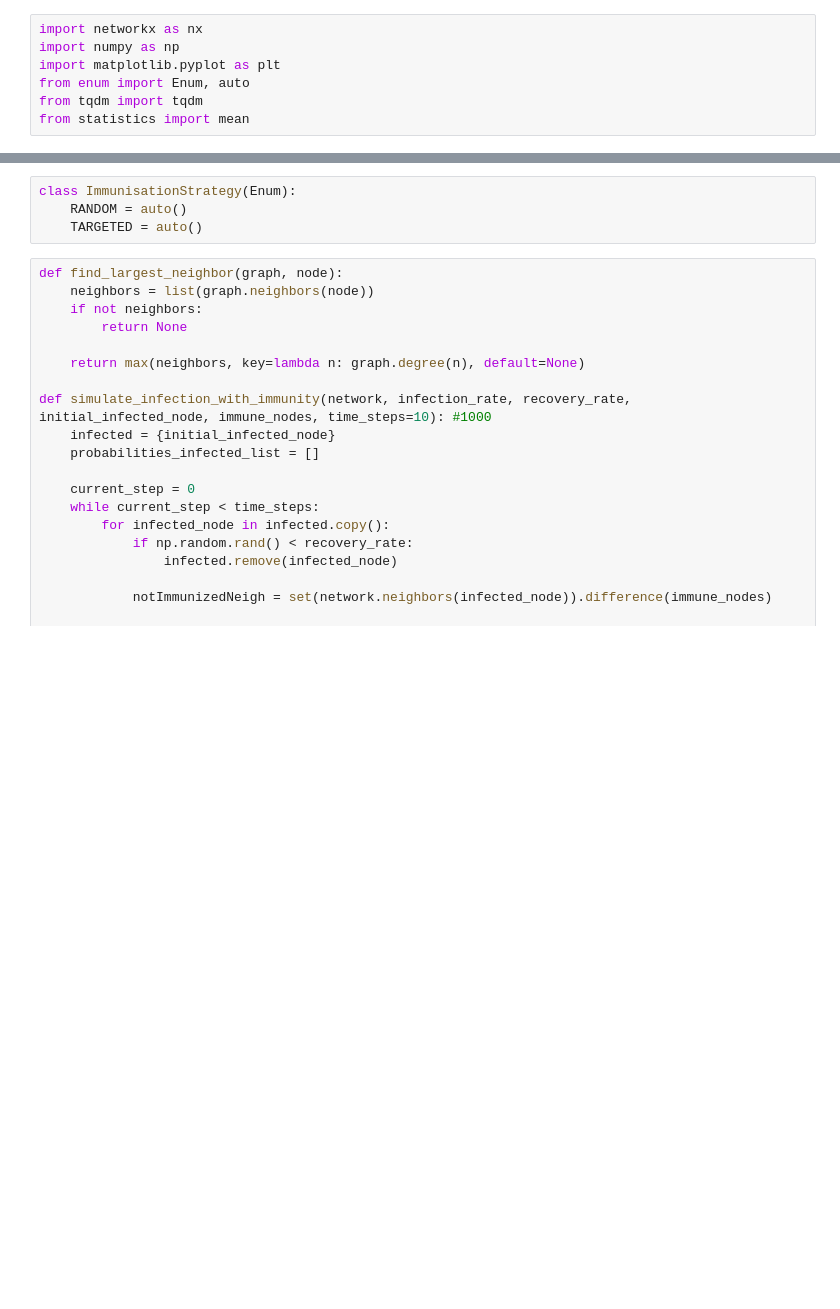
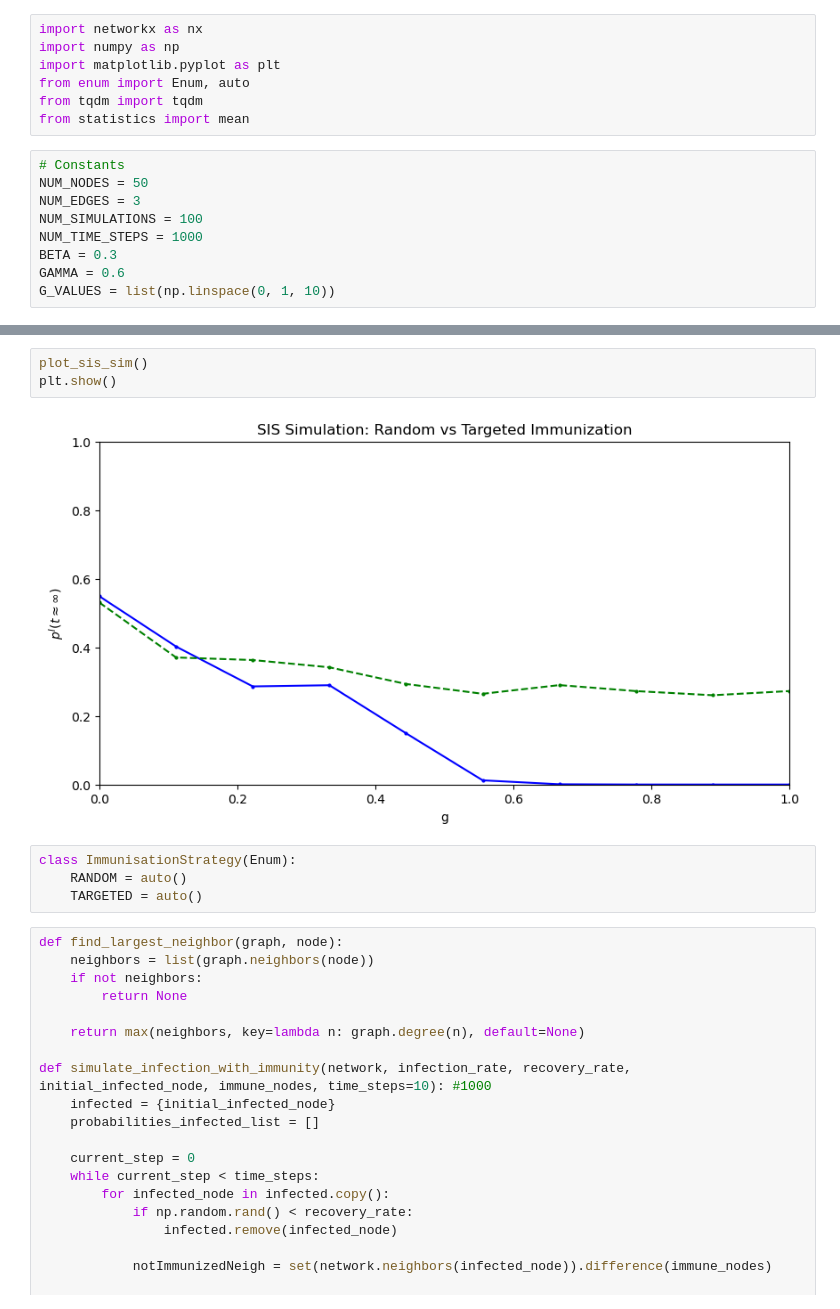
Before and after one commit to HuberNicolas/network-science-uzh, a Jupyter notebook: assignment-4/task_1.4separated.ipynb, the cells around one changed output, grey strips where cells are left out. Drawn from its saved outputs; the diff is of its cells as text; blank space fills up the shorter version.

```diff
--- a/assignment-4/task_1.4separated.ipynb
+++ b/assignment-4/task_1.4separated.ipynb
@@ -5,3 +5,12 @@ import matplotlib.pyplot as plt
 from enum import Enum, auto
 from tqdm import tqdm
 from statistics import mean
+# %%
+# Constants
+NUM_NODES = 50
+NUM_EDGES = 3
+NUM_SIMULATIONS = 100
+NUM_TIME_STEPS = 1000
+BETA = 0.3
+GAMMA = 0.6
+G_VALUES = list(np.linspace(0, 1, 10))
@@ -8,3 +77,8 @@ from statistics import mean
+# %%
+plot_sis_sim()
+plt.show()
+# %% [output]
+[figure, added]
 # %%
 class ImmunisationStrategy(Enum):
     RANDOM = auto()
```
Also changed, not shown: parts of 2 cells of this notebook.
